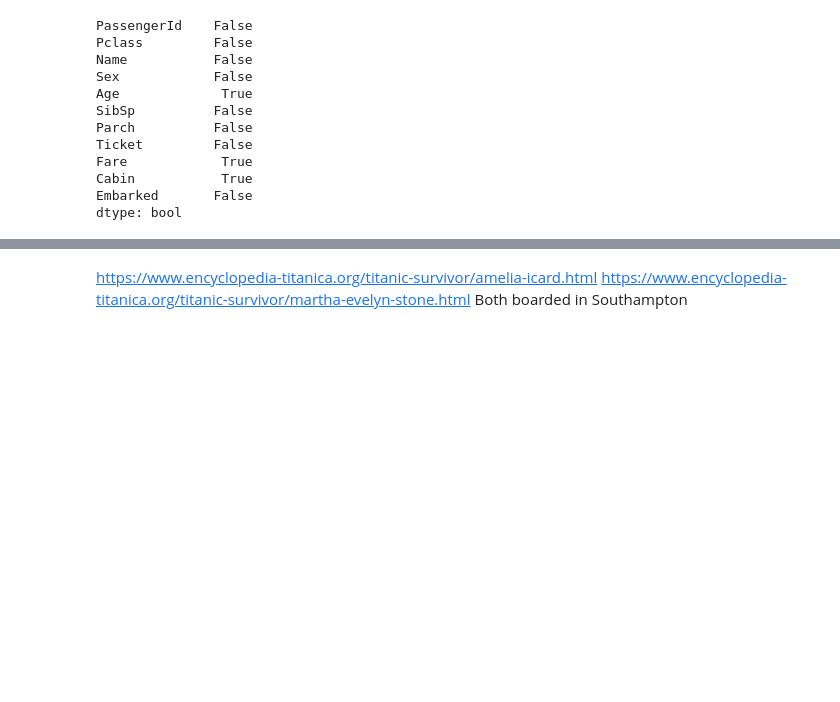
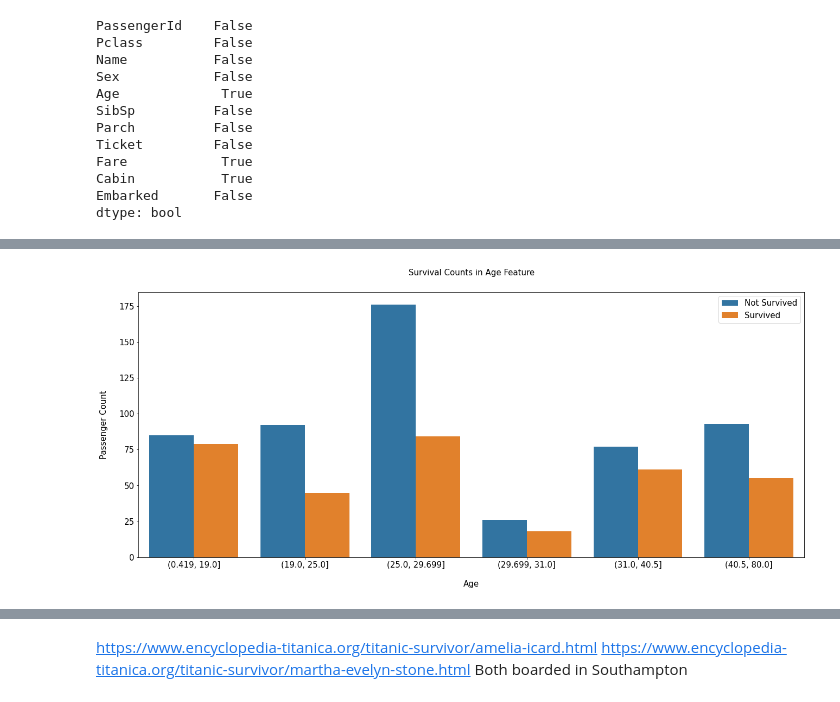
Before and after one commit to varrek/prjct_ml, a Jupyter notebook: hw10_feature_engineering.ipynb, the cells around one changed output, grey strips where cells are left out. Cells and saved outputs as stored; diff of their text form; code cells hidden in the pictures; blank space fills up the shorter version.

```diff
--- a/hw10_feature_engineering.ipynb
+++ b/hw10_feature_engineering.ipynb
@@ -57,3 +113,18 @@ data_test[['Age']] = data_test[['Age']].fillna(age_avg)
+# %%
+fig, axs = plt.subplots(figsize=(22, 9))
+sns.countplot(x='Age', hue='Survived', data=data_train)
+
+plt.xlabel('Age', size=15, labelpad=20)
+plt.ylabel('Passenger Count', size=15, labelpad=20)
+plt.tick_params(axis='x', labelsize=15)
+plt.tick_params(axis='y', labelsize=15)
+
+plt.legend(['Not Survived', 'Survived'], loc='upper right', prop={'size': 15})
+plt.title('Survival Counts in {} Feature'.format('Age'), size=15, y=1.05)
+
+plt.show()
+# %% [output]
+[figure, added]
 # %%
 data_train[data_train.Embarked.isnull() == True]
 # %% [output]
```
Also changed, not shown: parts of 25 cells of this notebook.
